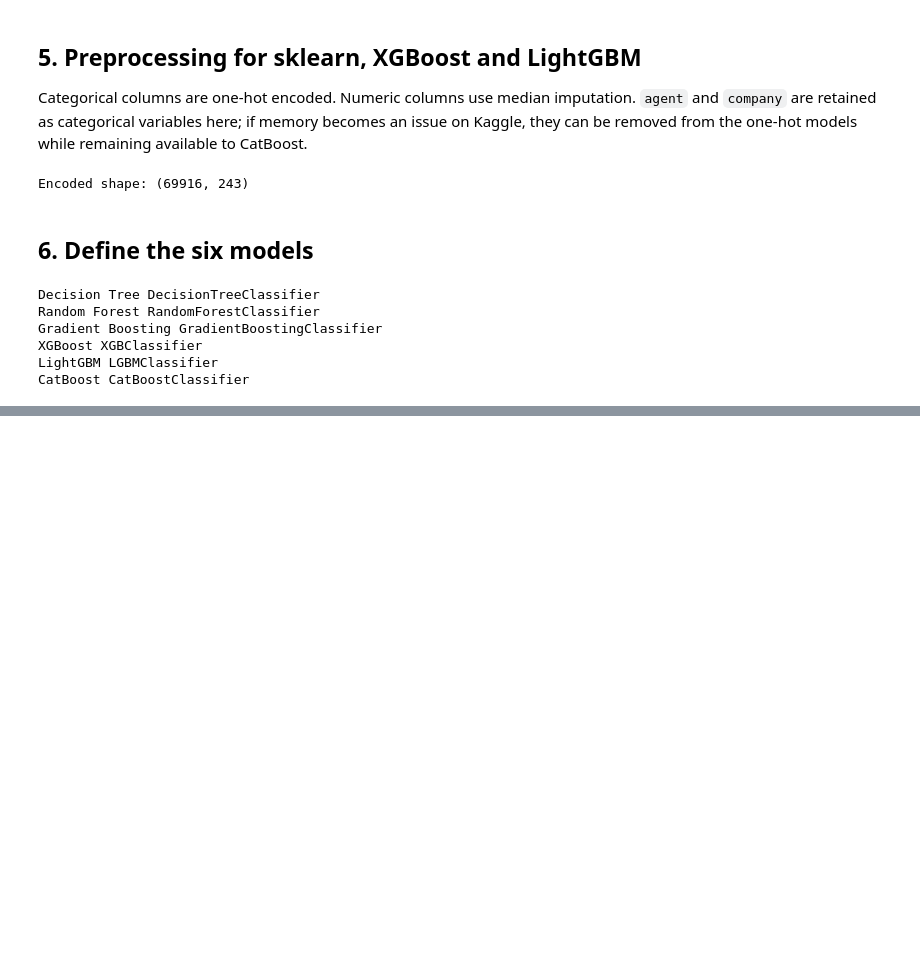
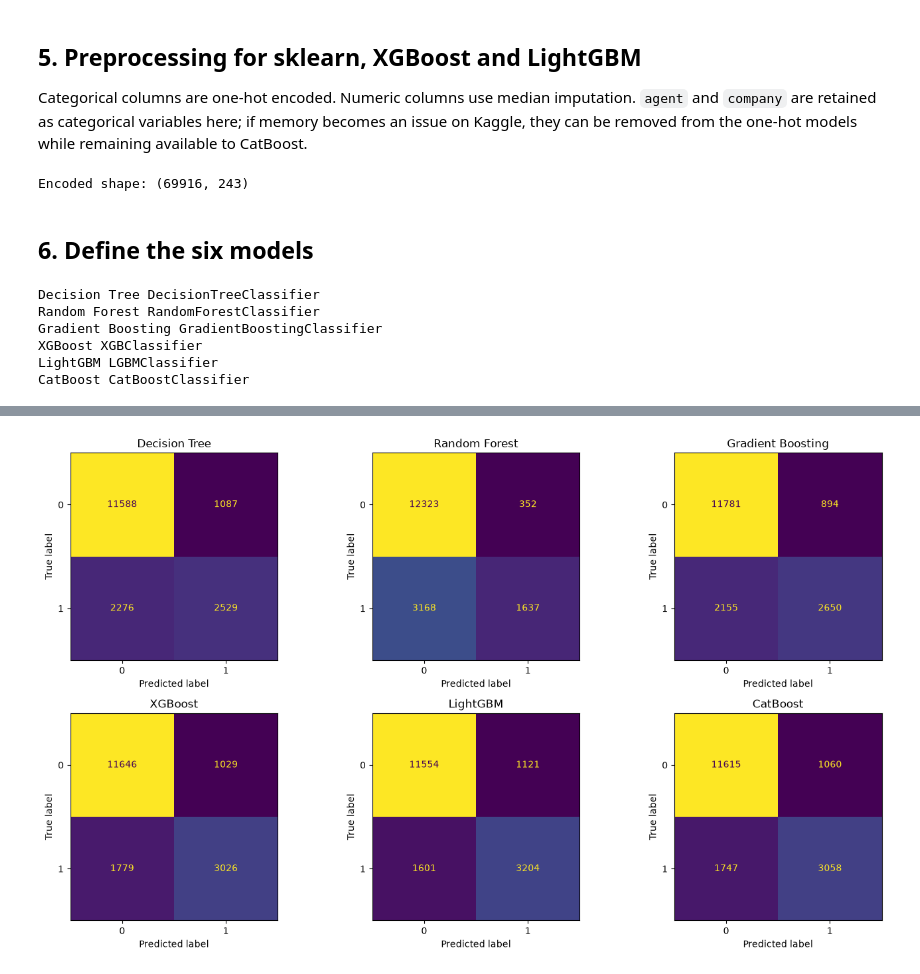
Before and after one commit to nuespringramalimarouane-prog/Hotel-Booking-Cancellation-Prediction, a Jupyter notebook: hotel_booking_cancellation.ipynb, the cells around one changed output, grey strips where cells are left out. Drawn from its saved outputs; the diff is of its cells as text; code cells hidden in the pictures; blank space fills up the shorter version.

```diff
--- a/hotel_booking_cancellation.ipynb
+++ b/hotel_booking_cancellation.ipynb
@@ -242,0 +344,8 @@ CatBoost CatBoostClassifier
+# %%
+for name, model in trained.items():
+    if name == "CatBoost":
+        pred = model.predict(Xte_cat).astype(int).ravel()
+    else:
+        pred = model.predict(X_test_enc)
+    print("\n###", name)
+    print(classification_report(y_test, pred, digits=4))
@@ -242,0 +370,12 @@ CatBoost CatBoostClassifier
+# %%
+fig, axes = plt.subplots(2, 3, figsize=(14, 8))
+for ax, (name, model) in zip(axes.ravel(), trained.items()):
+    if name == "CatBoost":
+        pred = model.predict(Xte_cat).astype(int).ravel()
+    else:
+        pred = model.predict(X_test_enc)
+    ConfusionMatrixDisplay(confusion_matrix(y_test, pred)).plot(ax=ax, colorbar=False)
+    ax.set_title(name)
+plt.tight_layout(); plt.show()
+# %% [output]
+[figure, added]
```
Also changed, not shown: parts of 4 cells of this notebook, 4 other files.
